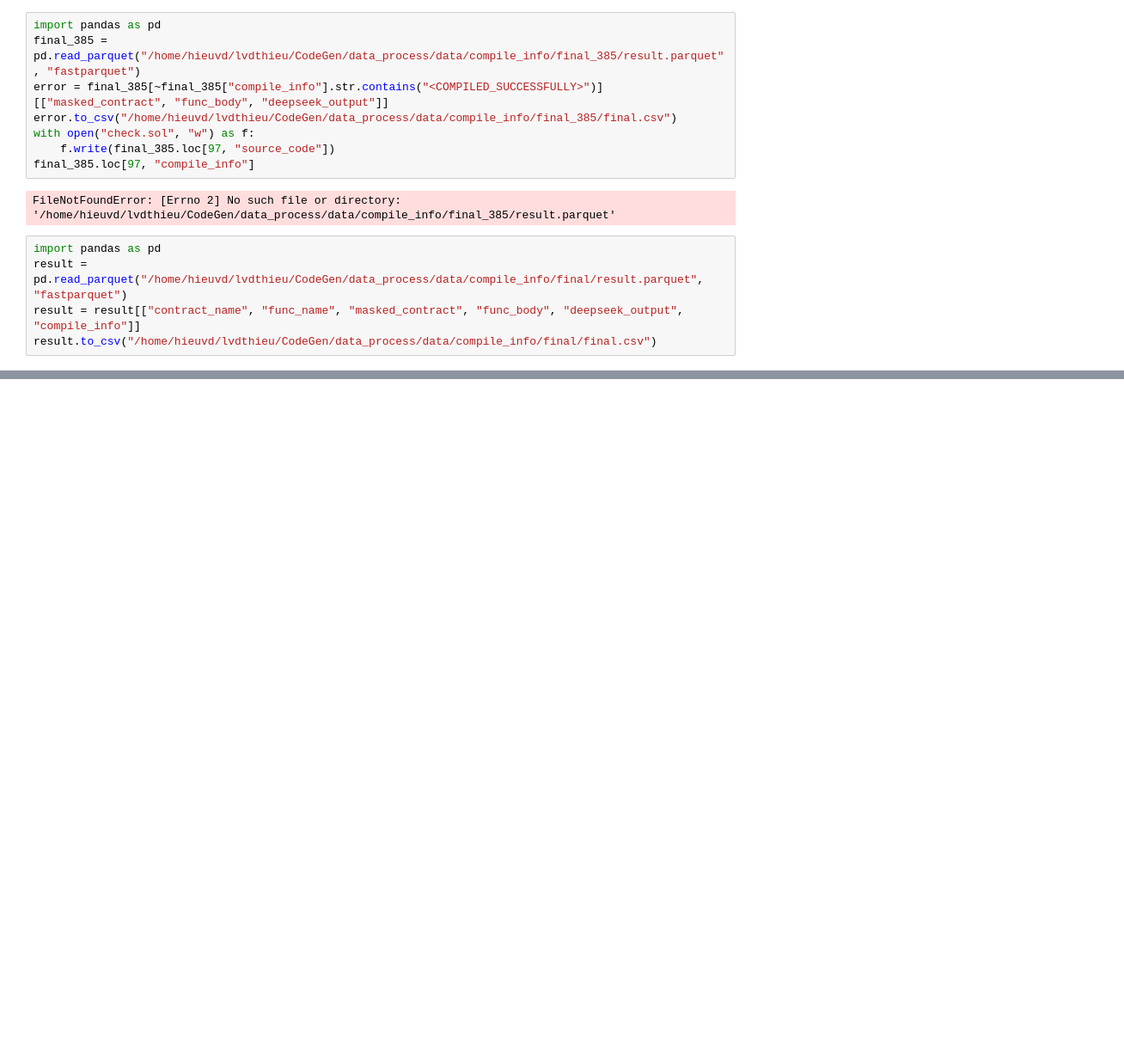
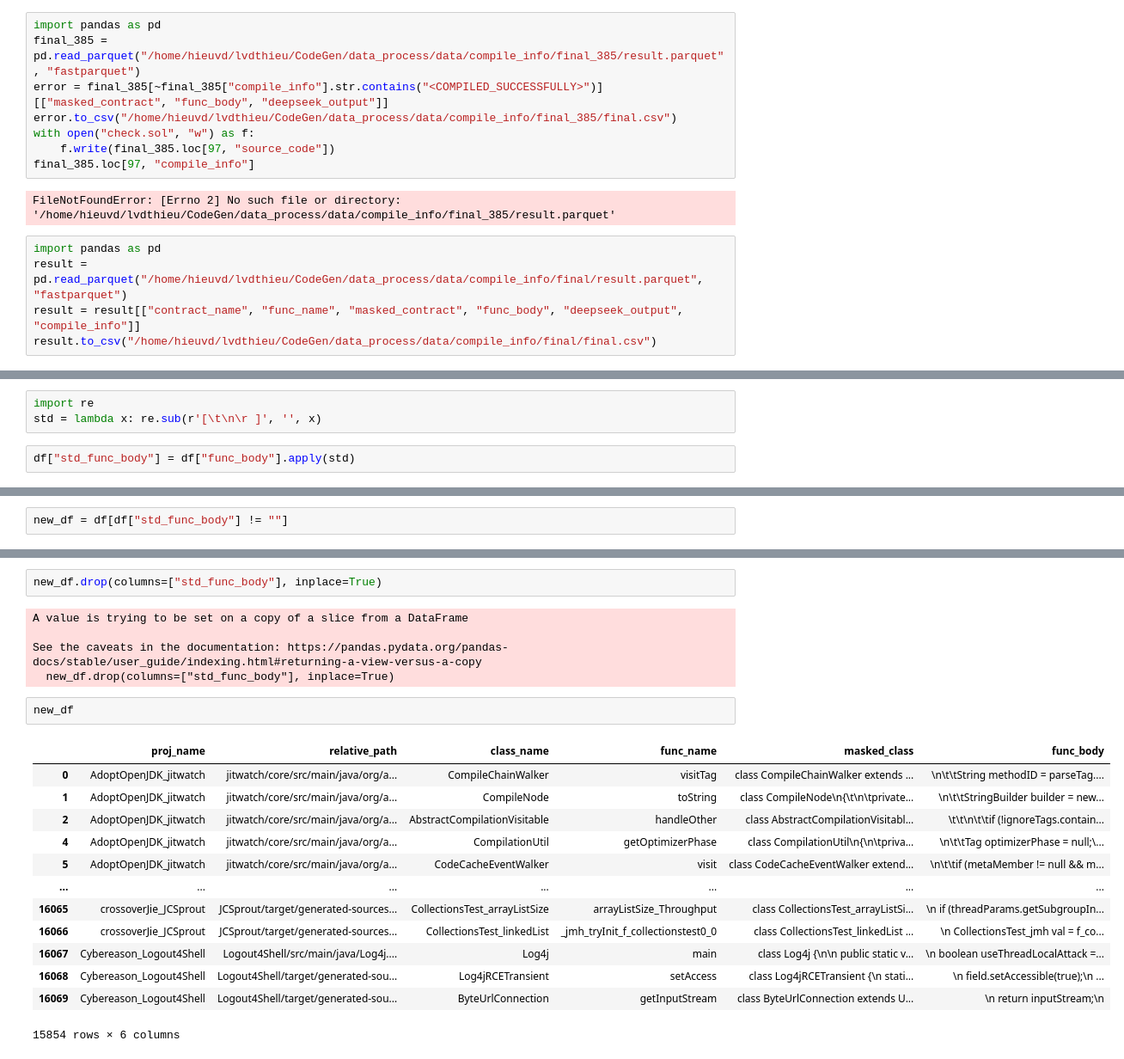
Before and after one commit to echodrift/code-generation, a Jupyter notebook: data_process/experiment/playground.ipynb, the cells around one changed output, grey strips where cells are left out. Shown at 86% size. Saved outputs shown, nothing was run; the diff lists cells and outputs as text; blank space fills up the shorter version.

```diff
--- a/data_process/experiment/playground.ipynb
+++ b/data_process/experiment/playground.ipynb
@@ -496,0 +510,5 @@ result.to_csv("/home/hieuvd/lvdthieu/CodeGen/data_process/data/compile_info/fina
+# %%
+import re
+std = lambda x: re.sub(r'[\t\n\r ]', '', x)
+# %%
+df["std_func_body"] = df["func_body"].apply(std)
@@ -496,0 +524,2 @@ result.to_csv("/home/hieuvd/lvdthieu/CodeGen/data_process/data/compile_info/fina
+# %%
+new_df = df[df["std_func_body"] != ""]
@@ -496,0 +543,23 @@ result.to_csv("/home/hieuvd/lvdthieu/CodeGen/data_process/data/compile_info/fina
+# %%
+new_df.drop(columns=["std_func_body"], inplace=True)
+# %% [output]
+A value is trying to be set on a copy of a slice from a DataFrame
+
+See the caveats in the documentation: https://pandas.pydata.org/pandas-docs/stable/user_guide/indexing.html#returning-a-view-versus-a-copy
+  new_df.drop(columns=["std_func_body"], inplace=True)
+# %%
+new_df
+# %% [output]
+|  | proj_name | relative_path | class_name | func_name | masked_class | func_body |
+| 0 | AdoptOpenJDK_jitwatch | jitwatch/core/src/main/java/org/a... | CompileChainWalker | visitTag | class CompileChainWalker extends ... | \n\t\tString methodID = parseTag.... |
+| 1 | AdoptOpenJDK_jitwatch | jitwatch/core/src/main/java/org/a... | CompileNode | toString | class CompileNode\n{\t\n\tprivate... | \n\t\tStringBuilder builder = new... |
+| 2 | AdoptOpenJDK_jitwatch | jitwatch/core/src/main/java/org/a... | AbstractCompilationVisitable | handleOther | class AbstractCompilationVisitabl... | \t\t\n\t\tif (!ignoreTags.contain... |
+| 4 | AdoptOpenJDK_jitwatch | jitwatch/core/src/main/java/org/a... | CompilationUtil | getOptimizerPhase | class CompilationUtil\n{\n\tpriva... | \n\t\tTag optimizerPhase = null;\... |
+| 5 | AdoptOpenJDK_jitwatch | jitwatch/core/src/main/java/org/a... | CodeCacheEventWalker | visit | class CodeCacheEventWalker extend... | \n\t\tif (metaMember != null && m... |
+| ... | ... | ... | ... | ... | ... | ... |
+| 16065 | crossoverJie_JCSprout | JCSprout/target/generated-sources... | CollectionsTest_arrayListSize | arrayListSize_Throughput | class CollectionsTest_arrayListSi... | \n if (threadParams.getSubgroupIn... |
+| 16066 | crossoverJie_JCSprout | JCSprout/target/generated-sources... | CollectionsTest_linkedList | _jmh_tryInit_f_collectionstest0_0 | class CollectionsTest_linkedList ... | \n CollectionsTest_jmh val = f_co... |
+| 16067 | Cybereason_Logout4Shell | Logout4Shell/src/main/java/Log4j.... | Log4j | main | class Log4j {\n\n public static v... | \n boolean useThreadLocalAttack =... |
+| 16068 | Cybereason_Logout4Shell | Logout4Shell/target/generated-sou... | Log4jRCETransient | setAccess | class Log4jRCETransient {\n stati... | \n field.setAccessible(true);\n ... |
+| 16069 | Cybereason_Logout4Shell | Logout4Shell/target/generated-sou... | ByteUrlConnection | getInputStream | class ByteUrlConnection extends U... | \n return inputStream;\n |
+15854 rows × 6 columns
```
Also changed, not shown: parts of 8 cells of this notebook, 2 other files.
